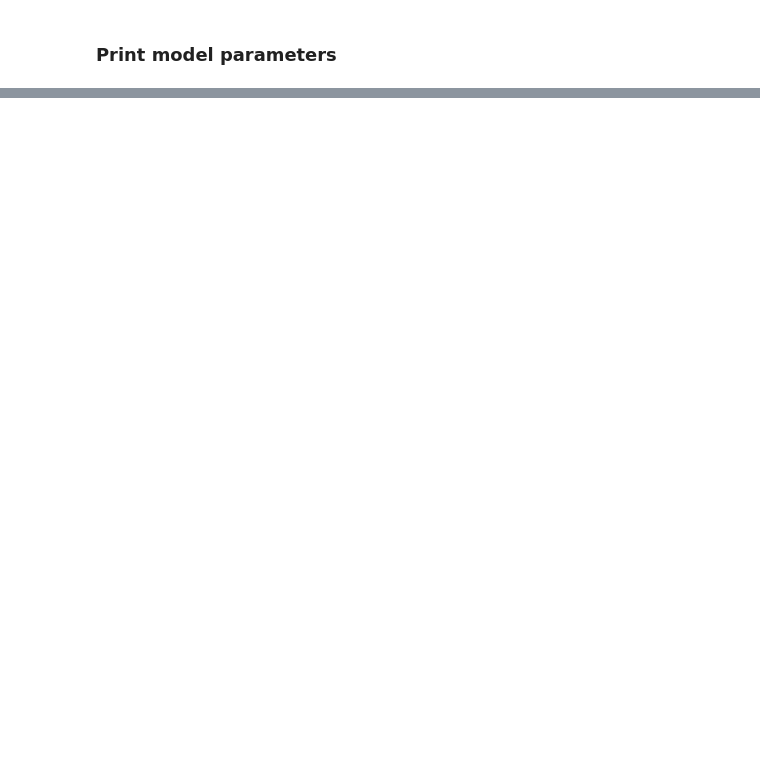
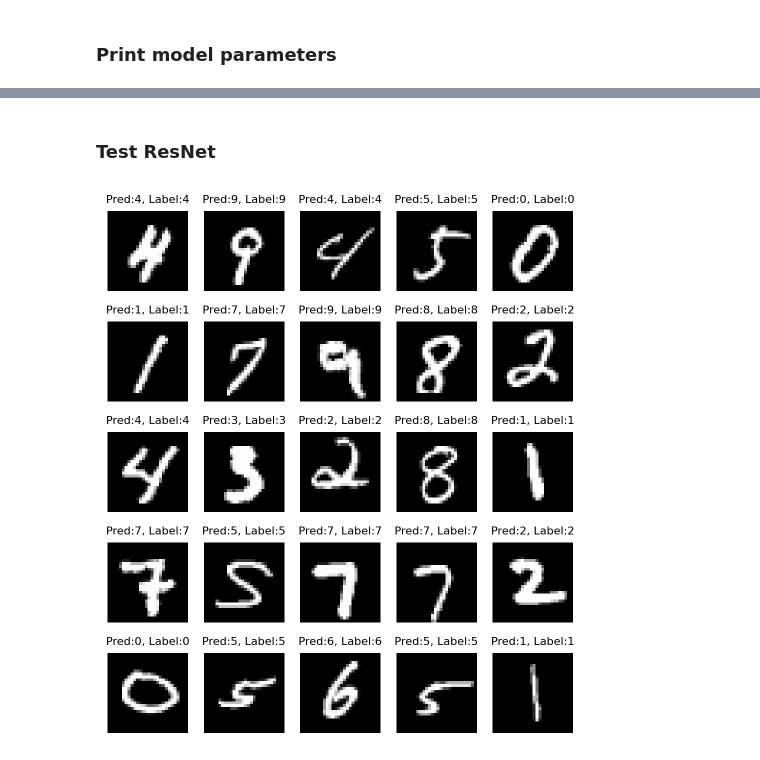
Before and after one commit to sjchoi86/yet-another-pytorch-tutorial-v2, a Jupyter notebook: code/resnet.ipynb, the cells around one changed output, grey strips where cells are left out. Cells and saved outputs as stored; diff of their text form; code cells hidden in the pictures; blank space fills up the shorter version.

```diff
--- a/code/resnet.ipynb
+++ b/code/resnet.ipynb
@@ -22,2 +26,6 @@ PyTorch version:[2.0.1].
 # %%
-device = 'cpu'
+device      = 'cpu' # cpu / mps
+n_epoch     = 1
+batch_size  = 128
+print_every = 1
+print ("Ready.")
@@ -23,0 +36,4 @@ device = 'cpu'
+# %%
+train_iter,test_iter,train_data,train_label,test_data,test_label = \
+    mnist(root_path='../data',batch_size=128)
+print ("MNIST ready.")
@@ -125,8 +178,13 @@ print ("Ready.")
 Ready.
 # %%
 resnet = ResNetClass(
-    arch = ((2, 64), (2, 128), (2, 256), (2, 512))
-)
+    name        = 'resnet',
+    arch        = ((2, 64), (2, 128), (2, 256), (2, 512)),
+    x_dim       = (1,28,28),
+    num_classes = 10
+).to(device)
+loss = nn.CrossEntropyLoss()
+optm = th.optim.Adam(resnet.parameters(),lr=1e-3)
 print ("Ready.")
 # %% [output]
 Ready.
@@ -168,0 +229,2 @@ print_model_parameters(resnet)
+# %%
+model_train(resnet,optm,loss,train_iter,test_iter,n_epoch,print_every,device)
@@ -168,0 +233,6 @@ print_model_parameters(resnet)
+# %% [markdown]
+### Test ResNet
+# %%
+model_test(resnet,test_data,test_label,device)
+# %% [output]
+[figure, added]
```
Also changed, not shown: parts of 11 cells of this notebook, 3 other files.
